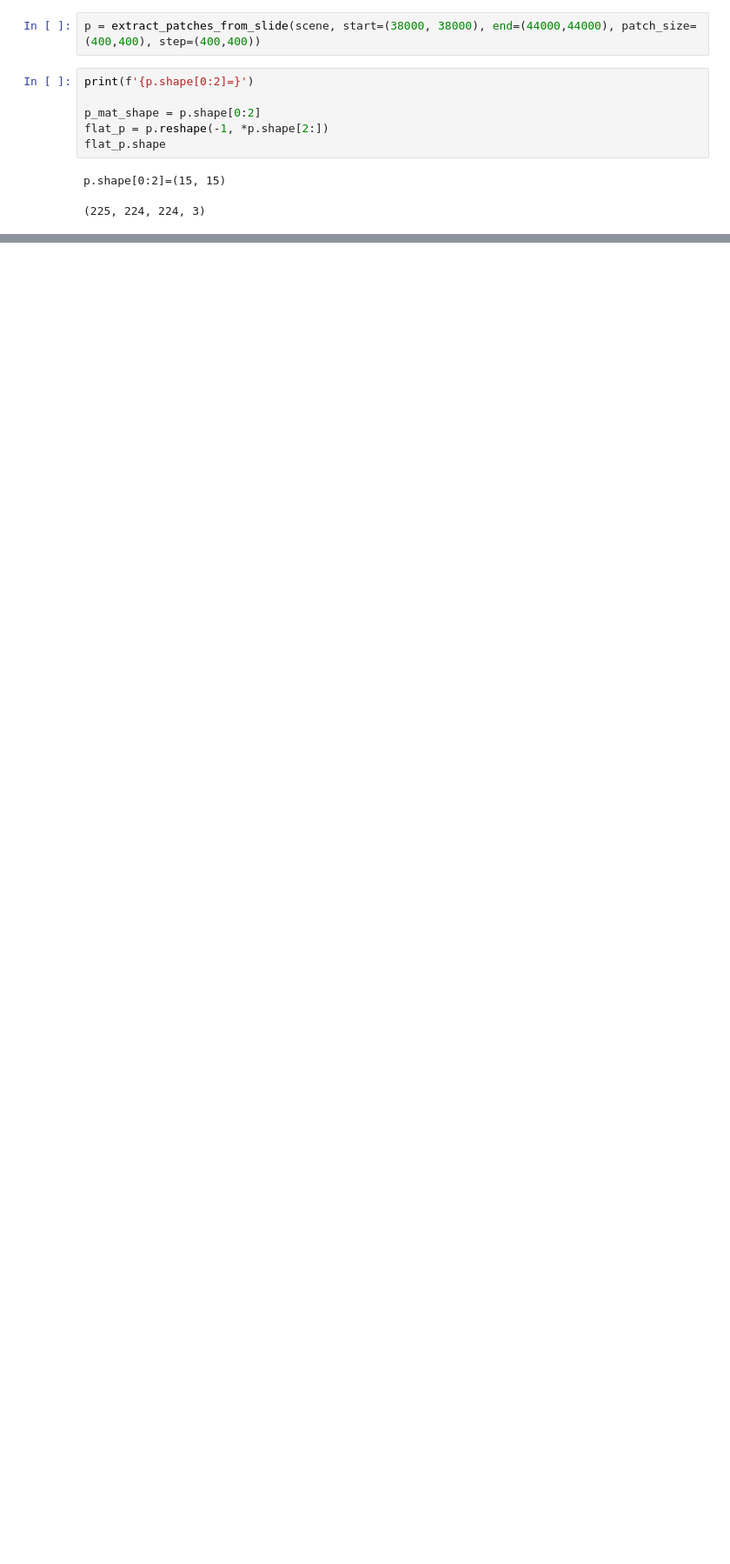
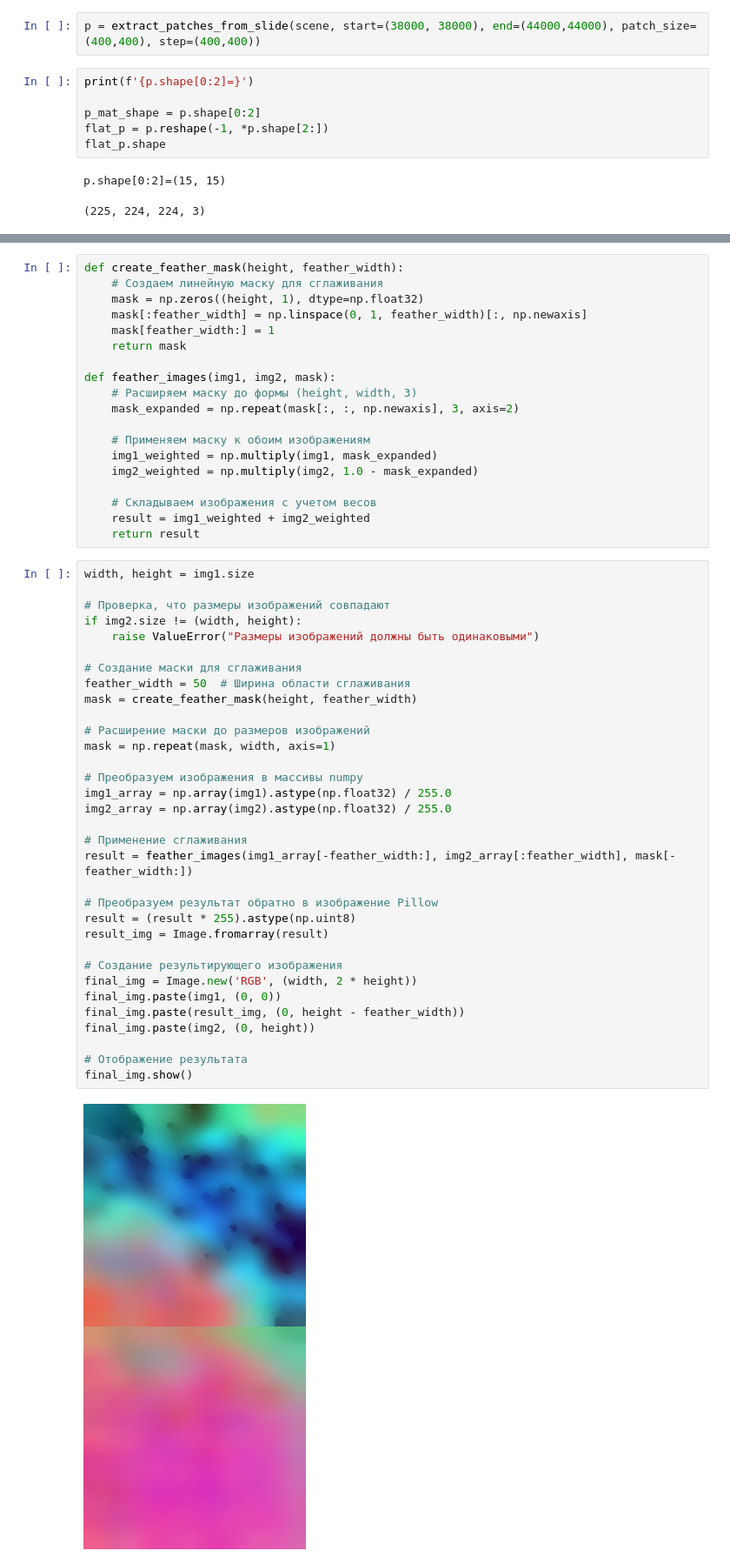
Before and after one commit to thingumajig/feature-map-experiments, a Jupyter notebook: notebooks/patchify.ipynb, the cells around one changed output, grey strips where cells are left out. Shown at 87% size. Saved outputs shown, nothing was run; the diff lists cells and outputs as text; blank space fills up the shorter version.

```diff
--- a/notebooks/patchify.ipynb
+++ b/notebooks/patchify.ipynb
@@ -189,0 +257,54 @@ display_image_grid(flat_p, p_mat_shape)
+# %%
+def create_feather_mask(height, feather_width):
+    # Создаем линейную маску для сглаживания
+    mask = np.zeros((height, 1), dtype=np.float32)
+    mask[:feather_width] = np.linspace(0, 1, feather_width)[:, np.newaxis]
+    mask[feather_width:] = 1
+    return mask
+
+def feather_images(img1, img2, mask):
+    # Расширяем маску до формы (height, width, 3)
+    mask_expanded = np.repeat(mask[:, :, np.newaxis], 3, axis=2)
+
+    # Применяем маску к обоим изображениям
+    img1_weighted = np.multiply(img1, mask_expanded)
+    img2_weighted = np.multiply(img2, 1.0 - mask_expanded)
+
+    # Складываем изображения с учетом весов
+    result = img1_weighted + img2_weighted
+    return result
+# %%
+width, height = img1.size
+
+# Проверка, что размеры изображений совпадают
+if img2.size != (width, height):
+    raise ValueError("Размеры изображений должны быть одинаковыми")
+
+# Создание маски для сглаживания
+feather_width = 50  # Ширина области сглаживания
+mask = create_feather_mask(height, feather_width)
+
+# Расширение маски до размеров изображений
+mask = np.repeat(mask, width, axis=1)
+
+# Преобразуем изображения в массивы numpy
+img1_array = np.array(img1).astype(np.float32) / 255.0
+img2_array = np.array(img2).astype(np.float32) / 255.0
+
+# Применение сглаживания
+result = feather_images(img1_array[-feather_width:], img2_array[:feather_width], mask[-feather_width:])
+
+# Преобразуем результат обратно в изображение Pillow
+result = (result * 255).astype(np.uint8)
+result_img = Image.fromarray(result)
+
+# Создание результирующего изображения
+final_img = Image.new('RGB', (width, 2 * height))
+final_img.paste(img1, (0, 0))
+final_img.paste(result_img, (0, height - feather_width))
+final_img.paste(img2, (0, height))
+
+# Отображение результата
+final_img.show()
+# %% [output]
+[figure, added]
```
Also changed, not shown: parts of 6 cells of this notebook, 2 other files.
